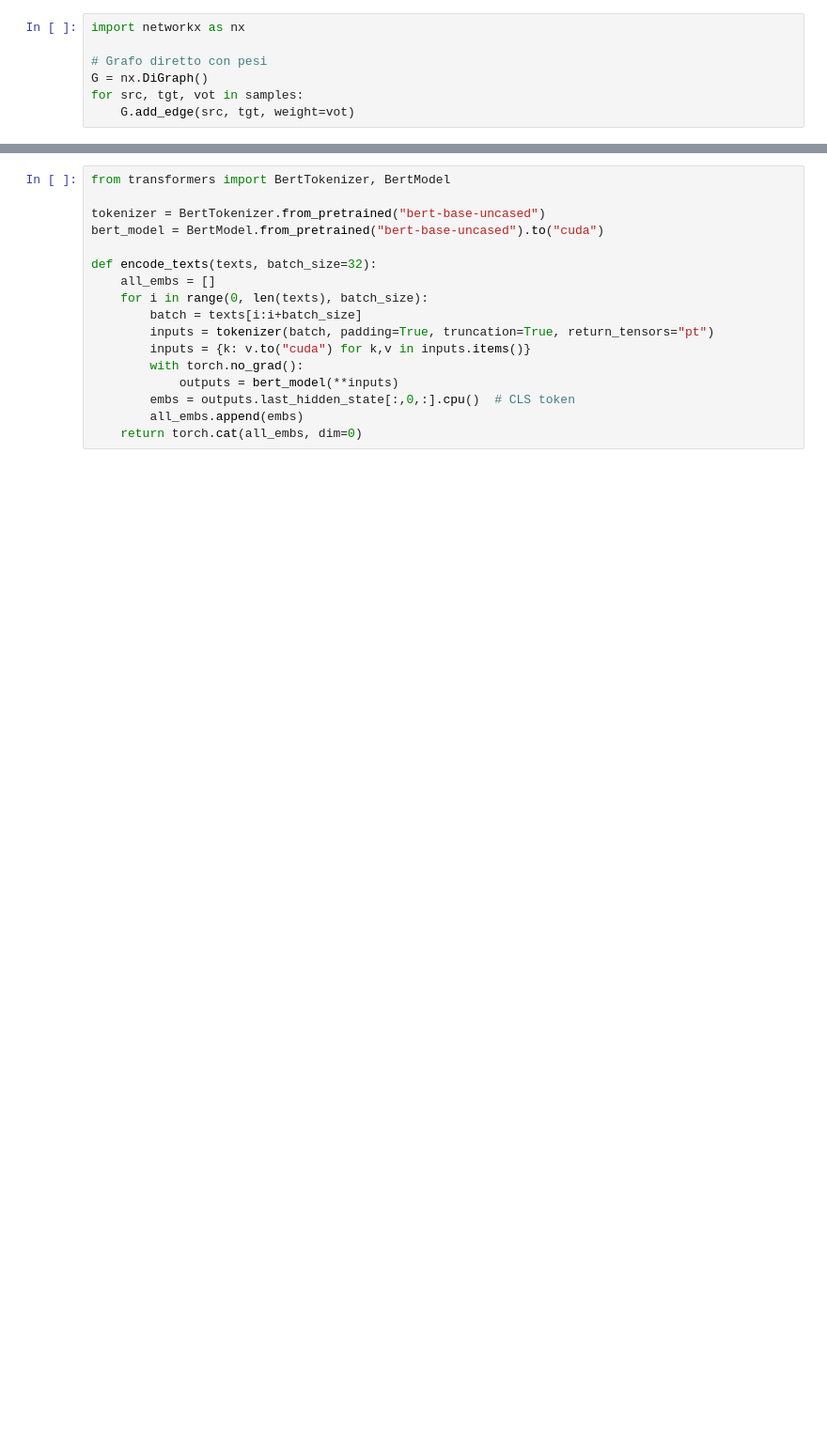
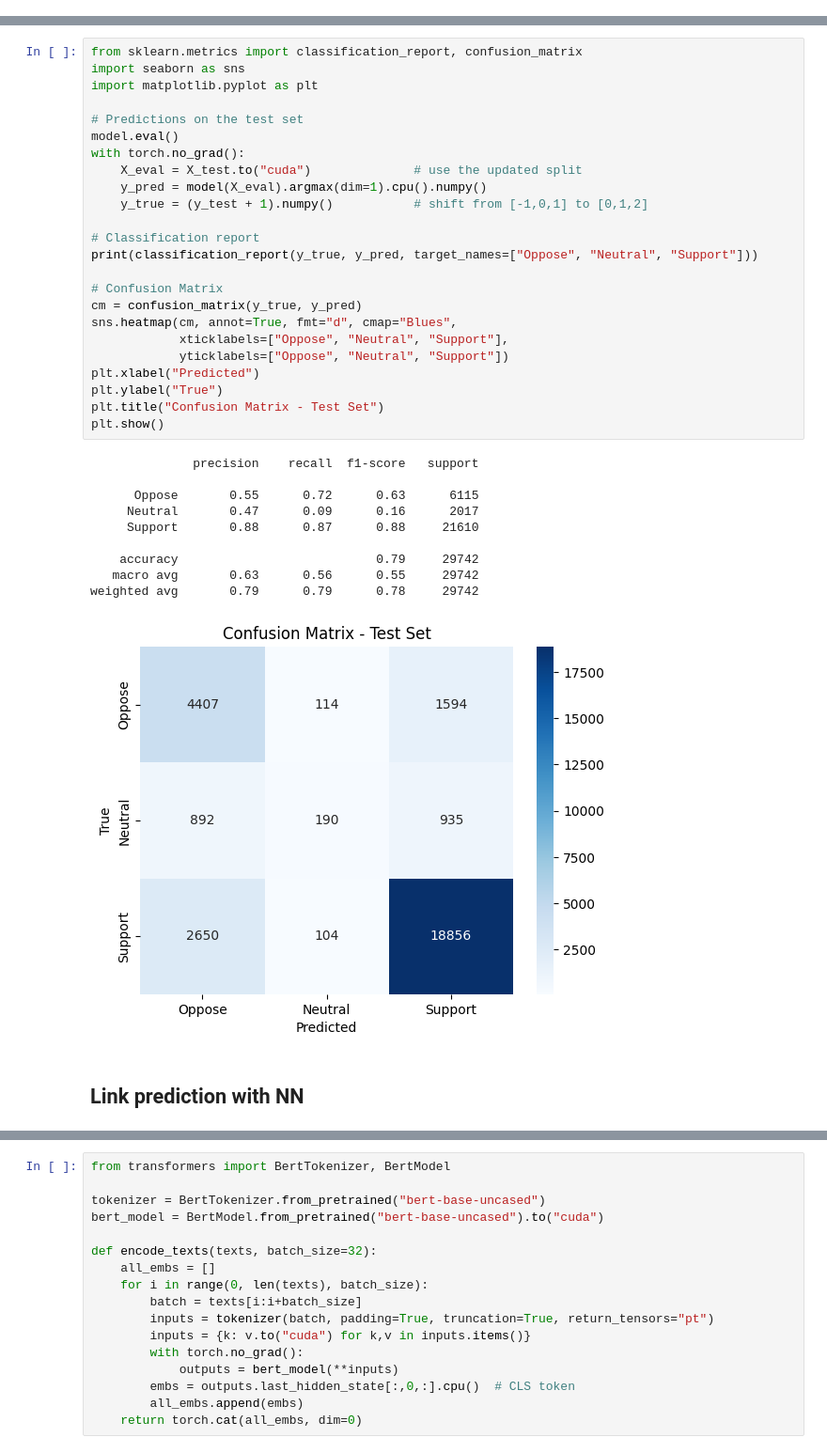
Before and after one commit to Lav-11/LFN_assignment, a Jupyter notebook: hw_wiki_rfa.ipynb, the cells around one changed output, grey strips where cells are left out. Shown: that part at 94% size. Cells and saved outputs as stored; diff of their text form; blank space fills up the shorter version.

```diff
--- a/hw_wiki_rfa.ipynb
+++ b/hw_wiki_rfa.ipynb
@@ -459,7 +0,0 @@ Cluster 0:
-# %%
-import networkx as nx
-
-# Grafo diretto con pesi
-G = nx.DiGraph()
-for src, tgt, vot in samples:
-    G.add_edge(src, tgt, weight=vot)
@@ -872,0 +150,37 @@ y = torch.tensor(y, dtype=torch.long)
+# %%
+from sklearn.metrics import classification_report, confusion_matrix
+import seaborn as sns
+import matplotlib.pyplot as plt
+
+# Predictions on the test set
+model.eval()
+with torch.no_grad():
+    X_eval = X_test.to("cuda")              # use the updated split
+    y_pred = model(X_eval).argmax(dim=1).cpu().numpy()
+    y_true = (y_test + 1).numpy()           # shift from [-1,0,1] to [0,1,2]
+
+# Classification report
+print(classification_report(y_true, y_pred, target_names=["Oppose", "Neutral", "Support"]))
+
+# Confusion Matrix
+cm = confusion_matrix(y_true, y_pred)
+sns.heatmap(cm, annot=True, fmt="d", cmap="Blues",
+            xticklabels=["Oppose", "Neutral", "Support"],
+            yticklabels=["Oppose", "Neutral", "Support"])
+plt.xlabel("Predicted")
+plt.ylabel("True")
+plt.title("Confusion Matrix - Test Set")
+plt.show()
+# %% [output]
+              precision    recall  f1-score   support
+
+      Oppose       0.55      0.72      0.63      6115
+     Neutral       0.47      0.09      0.16      2017
+     Support       0.88      0.87      0.88     21610
+
+    accuracy                           0.79     29742
+   macro avg       0.63      0.56      0.55     29742
+weighted avg       0.79      0.79      0.78     29742
+[figure, added]
+# %% [markdown]
+## Link prediction with NN ##
```
Also changed, not shown: parts of 63 cells of this notebook.
